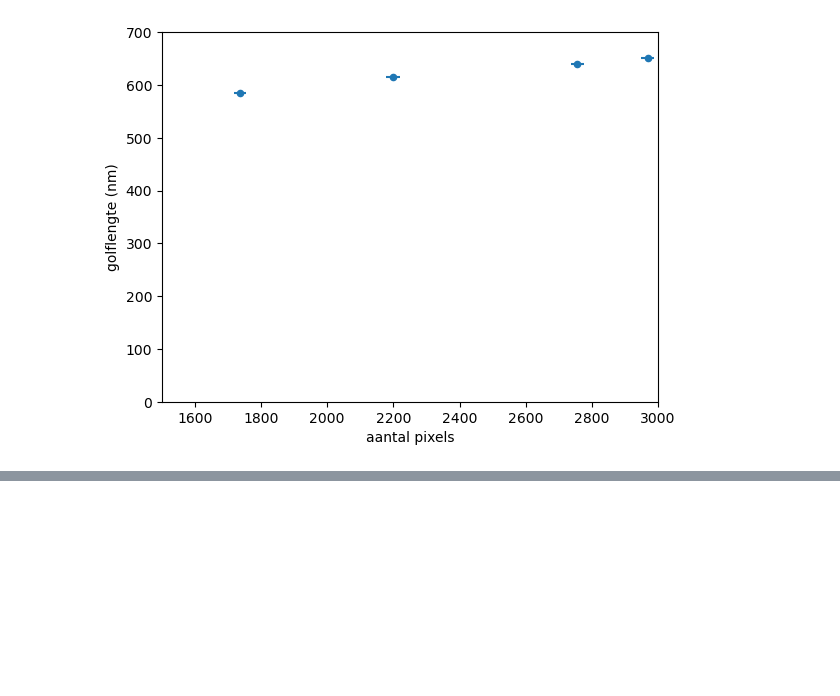
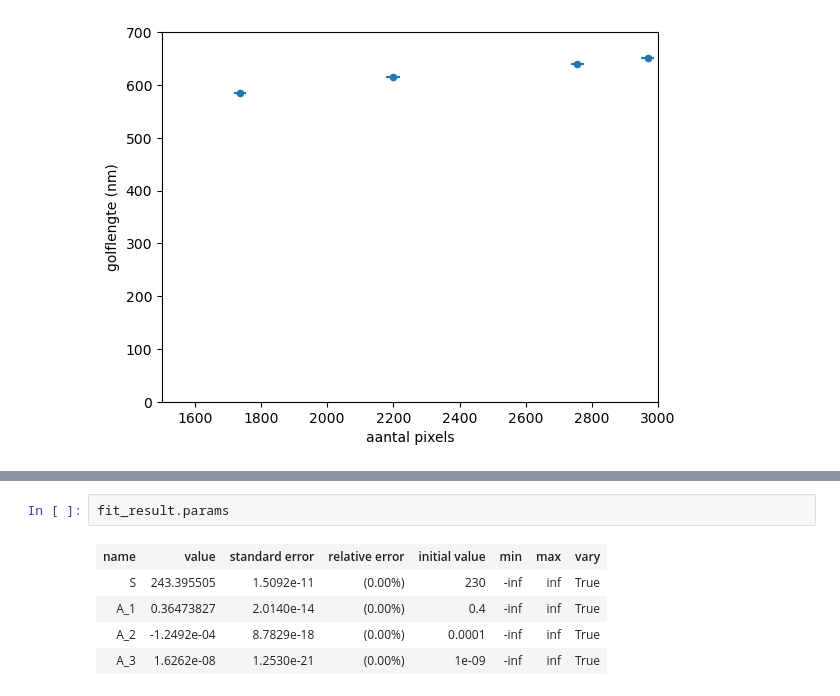
Before and after one commit to Emilszeg/Ion-traps-Project, a Jupyter notebook: Introductie programma/calibration_formula.ipynb, the cells around one changed output, grey strips where cells are left out. Drawn from its saved outputs; the diff is of its cells as text; blank space fills up the shorter version.

```diff
--- a/Introductie programma/calibration_formula.ipynb
+++ b/Introductie programma/calibration_formula.ipynb
@@ -49,0 +98,8 @@ TypeError: '>' not supported between instances of 'list' and 'float'
+# %%
+fit_result.params
+# %% [output]
+| name | value | standard error | relative error | initial value | min | max | vary |
+| S | 243.395505 | 1.5092e-11 | (0.00%) | 230 | -inf | inf | True |
+| A_1 | 0.36473827 | 2.0140e-14 | (0.00%) | 0.4 | -inf | inf | True |
+| A_2 | -1.2492e-04 | 8.7829e-18 | (0.00%) | 0.0001 | -inf | inf | True |
+| A_3 | 1.6262e-08 | 1.2530e-21 | (0.00%) | 1e-09 | -inf | inf | True |
```
Also changed, not shown: parts of 10 cells of this notebook.
